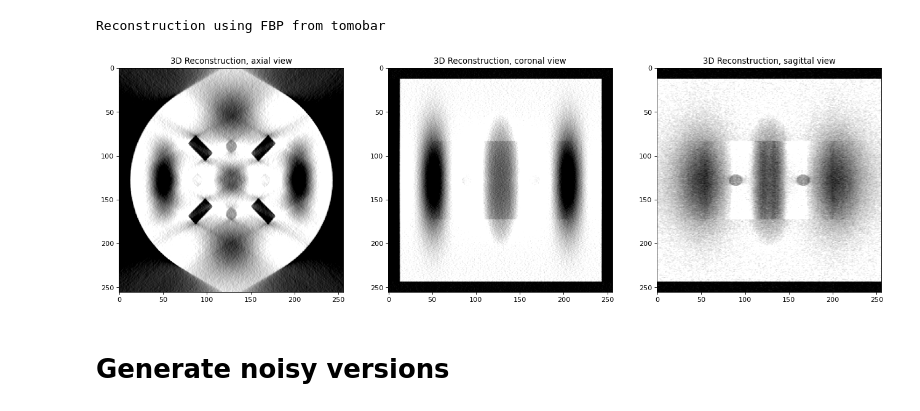
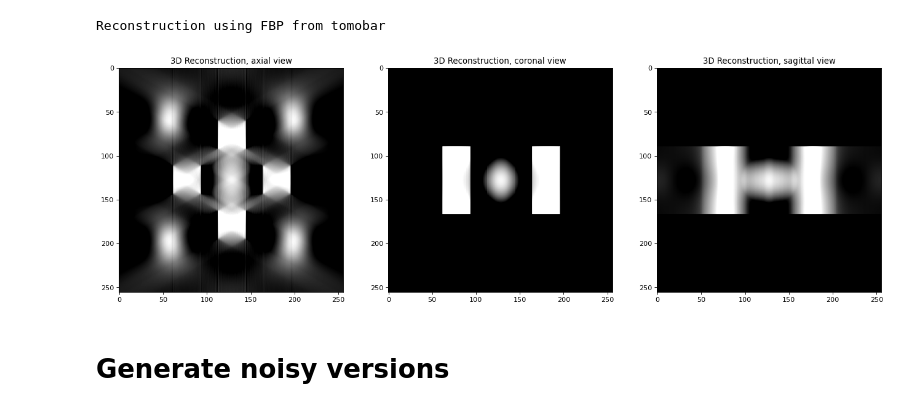
Before and after one commit to Fickincool/master-thesis, a Jupyter notebook: Notebooks/6.00_self2selfDenoising/6.08_tomoPhantoms.ipynb, the cells around one changed output. Cells and saved outputs as stored; diff of their text form; code cells hidden in the pictures.

Commit message:
Create simulated reconstructions. Implementation of the simulated projection dataset. Scripted training.

```diff
--- a/Notebooks/6.00_self2selfDenoising/6.08_tomoPhantoms.ipynb
+++ b/Notebooks/6.00_self2selfDenoising/6.08_tomoPhantoms.ipynb
@@ -15,6 +60,6 @@ plt.rcParams['figure.dpi'] = 80
 # %%
 print ("Building 3D phantom using TomoPhantom software")
-model = 16 # select a model number from the library: 9, 14, 16
+model = 9 # select a model number from the library: 9, 14, 16
 N_size = 256 # Define phantom dimensions using a scalar value (cubic phantom)
 path = os.path.dirname(tomophantom.__file__)
 path_library3D = os.path.join(path, "Phantom3DLibrary.dat")
@@ -121,35 +128,40 @@ Poisson noise has been added to the data.
 # %%
 print ("Reconstruction using FBP from tomobar")
 # initialise tomobar DIRECT reconstruction class ONCE
 from tomobar.methodsDIR import RecToolsDIR
 RectoolsDIR = RecToolsDIR(DetectorsDimH = Horiz_det,  # DetectorsDimH # detector dimension (horizontal)
                     DetectorsDimV = Vert_det,  # DetectorsDimV # detector dimension (vertical) for 3D case only
                     CenterRotOffset = None, # The Center of Rotation (CoR) scalar
                     AnglesVec = angles_rad, # array of angles in radians
                     ObjSize = N_size, # a scalar to define reconstructed object dimensions
                     device_projector = 'gpu')
 
-recNumerical= RectoolsDIR.FBP(projData3D_analyt_noisy) # FBP reconstruction
+recNumerical= RectoolsDIR.FBP(projData3D_analyt) # FBP reconstruction
 
 sliceSel = int(0.5*N_size)
 max_val = 1
 #plt.gray()
 plt.figure(figsize=(20, 14))
 plt.subplot(131)
 plt.imshow(recNumerical[sliceSel,:,:],vmin=0, vmax=max_val)
 plt.title('3D Reconstruction, axial view')
 
 plt.subplot(132)
 plt.imshow(recNumerical[:,sliceSel,:],vmin=0, vmax=max_val)
 plt.title('3D Reconstruction, coronal view')
 
 plt.subplot(133)
 plt.imshow(recNumerical[:,:,sliceSel],vmin=0, vmax=max_val)
 plt.title('3D Reconstruction, sagittal view')
 plt.show()
+
+
+filename = 'tomoPhantom_model%i_MW.mrc' %model
+with mrcfile.new(os.path.join(saveFolder, filename), overwrite=True) as mrc:
+    mrc.set_data(recNumerical)
 # %% [output]
 Reconstruction using FBP from tomobar
-[figure, old version]
+[figure, new version]
 # %% [markdown]
 # Generate noisy versions
 # %% [markdown]
```
Also changed, not shown: parts of 7 cells of this notebook, 10 other files.
